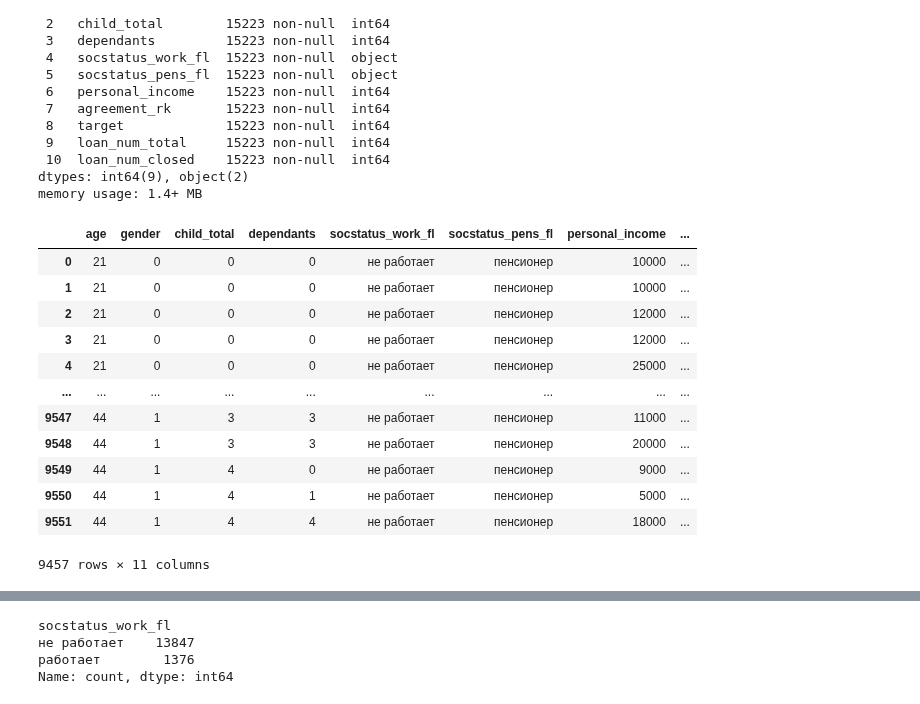
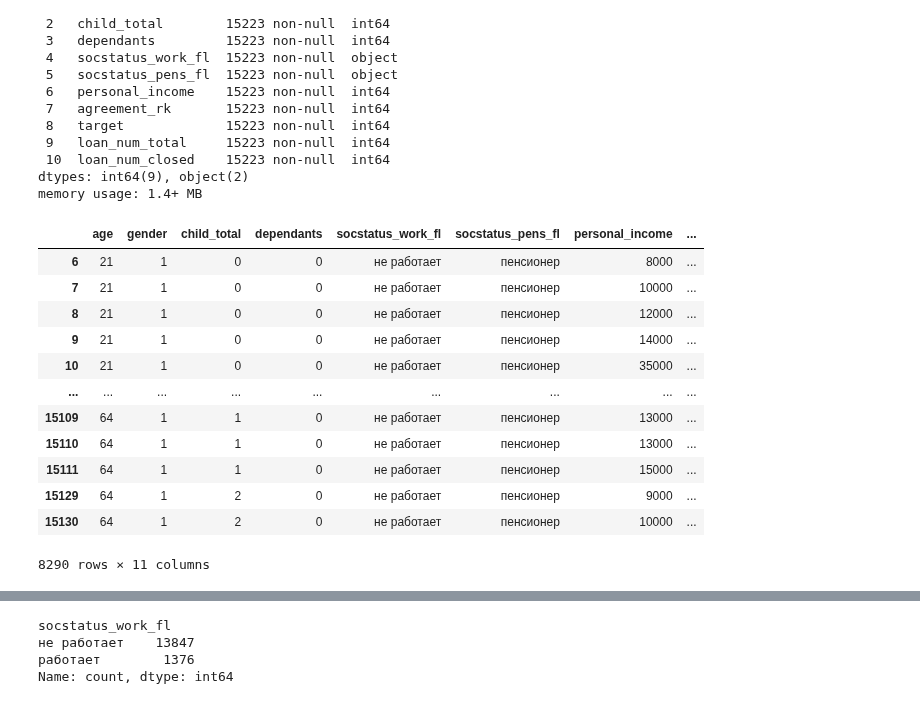
Before and after one commit to IgorKolotushkin/machine_learning_ds, a Jupyter notebook: hw4/homework. Метод ближайших соседей.ipynb, the cells around one changed output, grey strips where cells are left out. Saved outputs shown, nothing was run; the diff lists cells and outputs as text; code cells hidden in the pictures.

```diff
--- a/hw4/homework. Метод ближайших соседей.ipynb
+++ b/hw4/homework. Метод ближайших соседей.ipynb
@@ -226,22 +226,22 @@ memory usage: 1.4+ MB
 # %%
 new_df = df[
     (df['socstatus_pens_fl']  == 'пенсионер') &
     (df['socstatus_work_fl']  == 'не работает') &
-    (df['age'] < 45)
+    (df['age'] < 65) & (df['gender'] == 1)
 ]
 
 new_df
 # %% [output]
 |  | age | gender | child_total | dependants | socstatus_work_fl | socstatus_pens_fl | personal_income | ... |
-| 0 | 21 | 0 | 0 | 0 | не работает | пенсионер | 10000 | ... |
-| 1 | 21 | 0 | 0 | 0 | не работает | пенсионер | 10000 | ... |
-| 2 | 21 | 0 | 0 | 0 | не работает | пенсионер | 12000 | ... |
-| 3 | 21 | 0 | 0 | 0 | не работает | пенсионер | 12000 | ... |
-| 4 | 21 | 0 | 0 | 0 | не работает | пенсионер | 25000 | ... |
+| 6 | 21 | 1 | 0 | 0 | не работает | пенсионер | 8000 | ... |
+| 7 | 21 | 1 | 0 | 0 | не работает | пенсионер | 10000 | ... |
+| 8 | 21 | 1 | 0 | 0 | не работает | пенсионер | 12000 | ... |
+| 9 | 21 | 1 | 0 | 0 | не работает | пенсионер | 14000 | ... |
+| 10 | 21 | 1 | 0 | 0 | не работает | пенсионер | 35000 | ... |
 | ... | ... | ... | ... | ... | ... | ... | ... | ... |
-| 9547 | 44 | 1 | 3 | 3 | не работает | пенсионер | 11000 | ... |
-| 9548 | 44 | 1 | 3 | 3 | не работает | пенсионер | 20000 | ... |
-| 9549 | 44 | 1 | 4 | 0 | не работает | пенсионер | 9000 | ... |
-| 9550 | 44 | 1 | 4 | 1 | не работает | пенсионер | 5000 | ... |
-| 9551 | 44 | 1 | 4 | 4 | не работает | пенсионер | 18000 | ... |
+| 15109 | 64 | 1 | 1 | 0 | не работает | пенсионер | 13000 | ... |
+| 15110 | 64 | 1 | 1 | 0 | не работает | пенсионер | 13000 | ... |
+| 15111 | 64 | 1 | 1 | 0 | не работает | пенсионер | 15000 | ... |
+| 15129 | 64 | 1 | 2 | 0 | не работает | пенсионер | 9000 | ... |
+| 15130 | 64 | 1 | 2 | 0 | не работает | пенсионер | 10000 | ... |
-9457 rows × 11 columns
+8290 rows × 11 columns
```
Also changed, not shown: parts of 40 cells of this notebook.
